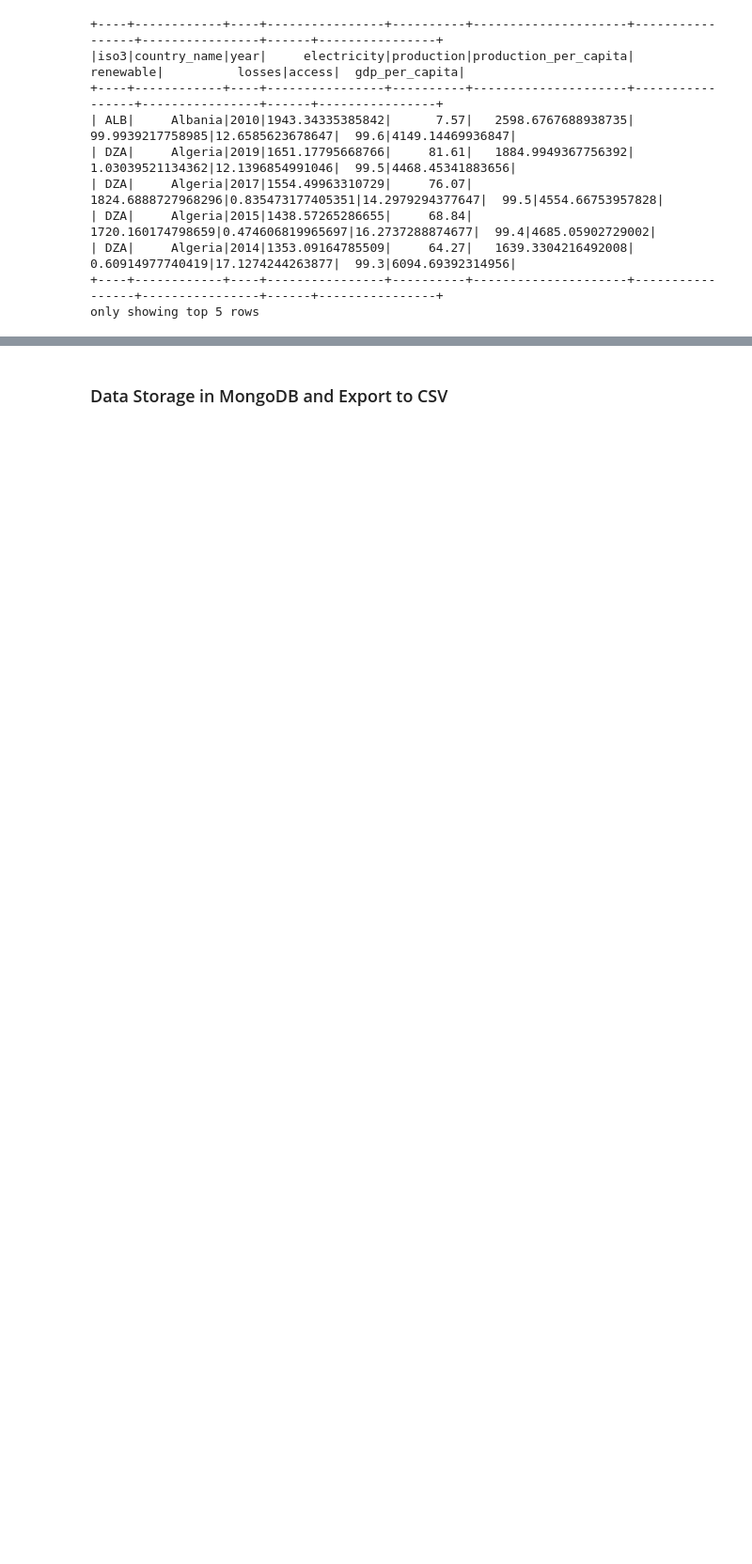
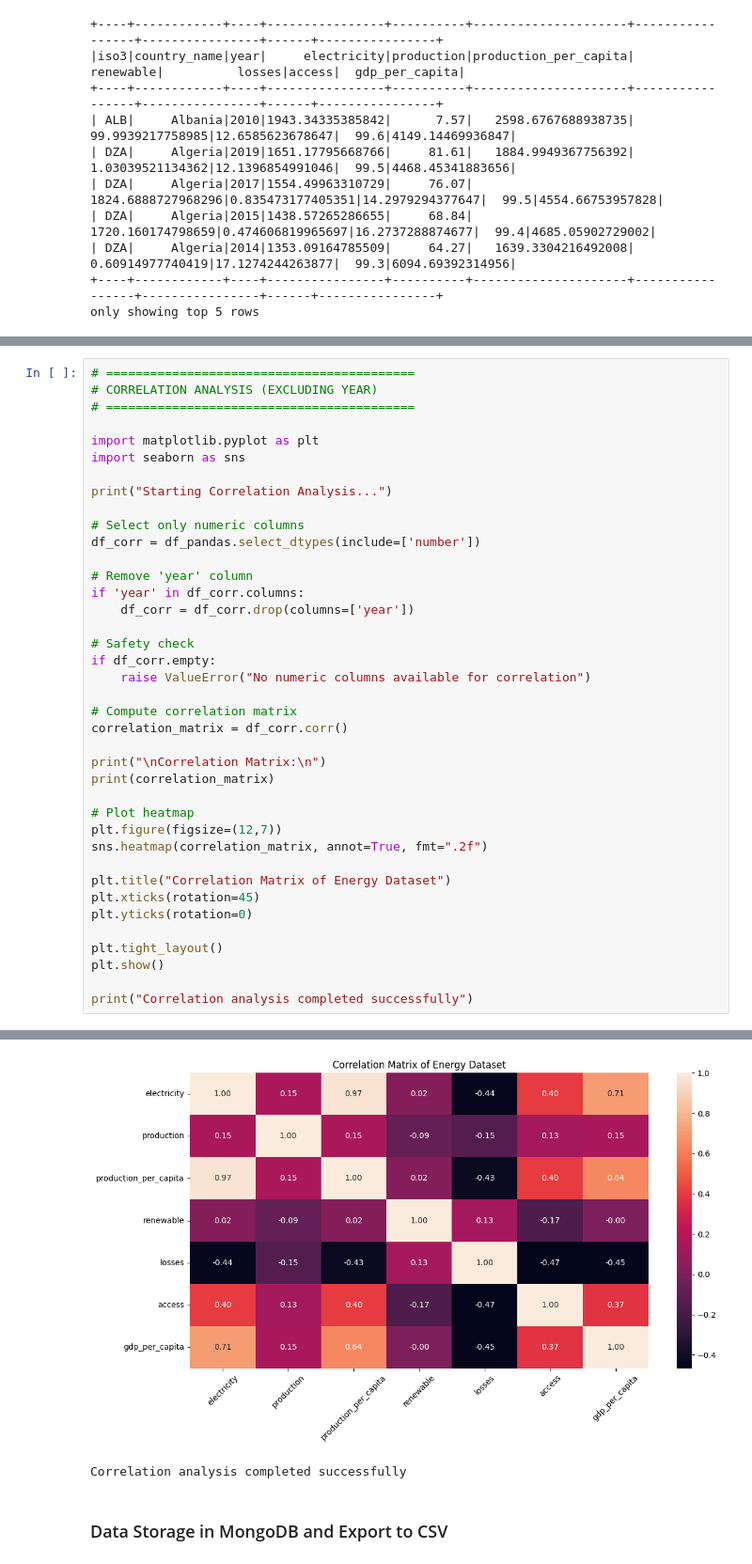
Before and after one commit to tauqeerqau/dissEnergyProject, a Jupyter notebook: DissProject.ipynb, the cells around one changed output, grey strips where cells are left out. Shown at 94% size. Drawn from its saved outputs; the diff is of its cells as text; blank space fills up the shorter version.

Commit message:
correlation analysis

```diff
--- a/DissProject.ipynb
+++ b/DissProject.ipynb
@@ -947,0 +950,40 @@ only showing top 5 rows
+# %%
+# ==========================================
+# CORRELATION ANALYSIS (EXCLUDING YEAR)
+# ==========================================
+
+import matplotlib.pyplot as plt
+import seaborn as sns
+
+print("Starting Correlation Analysis...")
+
+# Select only numeric columns
+df_corr = df_pandas.select_dtypes(include=['number'])
+
+# Remove 'year' column
+if 'year' in df_corr.columns:
+    df_corr = df_corr.drop(columns=['year'])
+
+# Safety check
+if df_corr.empty:
+    raise ValueError("No numeric columns available for correlation")
+
+# Compute correlation matrix
+correlation_matrix = df_corr.corr()
+
+print("\nCorrelation Matrix:\n")
+print(correlation_matrix)
+
+# Plot heatmap
+plt.figure(figsize=(12,7))
+sns.heatmap(correlation_matrix, annot=True, fmt=".2f")
+
+plt.title("Correlation Matrix of Energy Dataset")
+plt.xticks(rotation=45)
+plt.yticks(rotation=0)
+
+plt.tight_layout()
+plt.show()
+
+print("Correlation analysis completed successfully")
+# %% [output]
@@ -948,3 +1007,5 @@ only showing top 5 rows
+[figure, added]
+Correlation analysis completed successfully
 # %% [markdown]
 ### Data Storage in MongoDB and Export to CSV
 # %%
```
Also changed, not shown: parts of 2 cells of this notebook.
